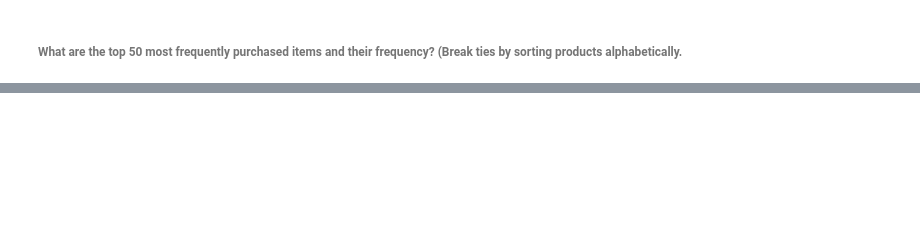
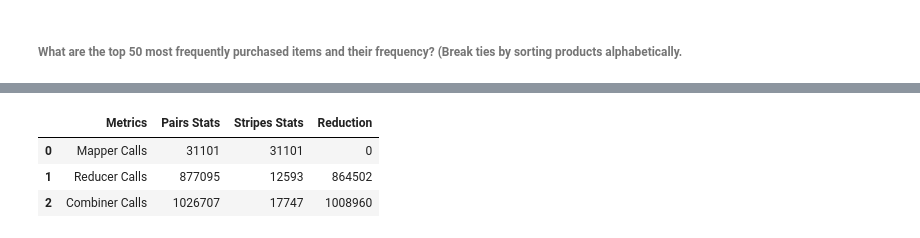
Before and after one commit to anaveenan/MachineLearning, a Jupyter notebook: TargetDataScienceTraining/HW2/Zuehlke DAMLAS Target DS Homework - 8jul2016.ipynb, the cells around one changed output, grey strips where cells are left out. Drawn from its saved outputs; the diff is of its cells as text; code cells hidden in the pictures; blank space fills up the shorter version.

```diff
--- a/TargetDataScienceTraining/HW2/Zuehlke DAMLAS Target DS Homework - 8jul2016.ipynb
+++ b/TargetDataScienceTraining/HW2/Zuehlke DAMLAS Target DS Homework - 8jul2016.ipynb
@@ -1190,0 +1505,20 @@ To overcome this issue run your MRJob jobs on the cloud using -r hadoop or -r em
+# %%
+import pandas
+from IPython.display import display
+pairsdata = {'Mapper Calls': '31101', 'Combiner Calls': '1026707', 'Reducer Calls': '877095'}
+pairsDF = pandas.DataFrame({"Metrics": pairsdata.keys(), "Pairs Stats": pairsdata.values()})
+
+stripesdata = {'Mapper Calls': '31101', 'Combiner Calls': '17747', 'Reducer Calls': '12593'}
+stripesDF = pandas.DataFrame({"Metrics": stripesdata.keys(), "Stripes Stats": stripesdata.values()})
+pair_stripe_comp = pandas.merge(pairsDF, stripesDF, how='inner')
+
+pair_stripe_comp = pandas.merge(pairsDF, stripesDF, how='inner')
+reduction = {'Mapper Calls': 31101 - 31101, 'Combiner Calls': 1026707 - 17747, 'Reducer Calls': 877095 - 12593}
+reductionDF = pandas.DataFrame({"Metrics": reduction.keys(), "Reduction": reduction.values()})
+comparison = pandas.merge(pair_stripe_comp, reductionDF, how='inner')
+display(comparison)
+# %% [output]
+|  | Metrics | Pairs Stats | Stripes Stats | Reduction |
+| 0 | Mapper Calls | 31101 | 31101 | 0 |
+| 1 | Reducer Calls | 877095 | 12593 | 864502 |
+| 2 | Combiner Calls | 1026707 | 17747 | 1008960 |
```
Also changed, not shown: parts of 70 cells of this notebook.
